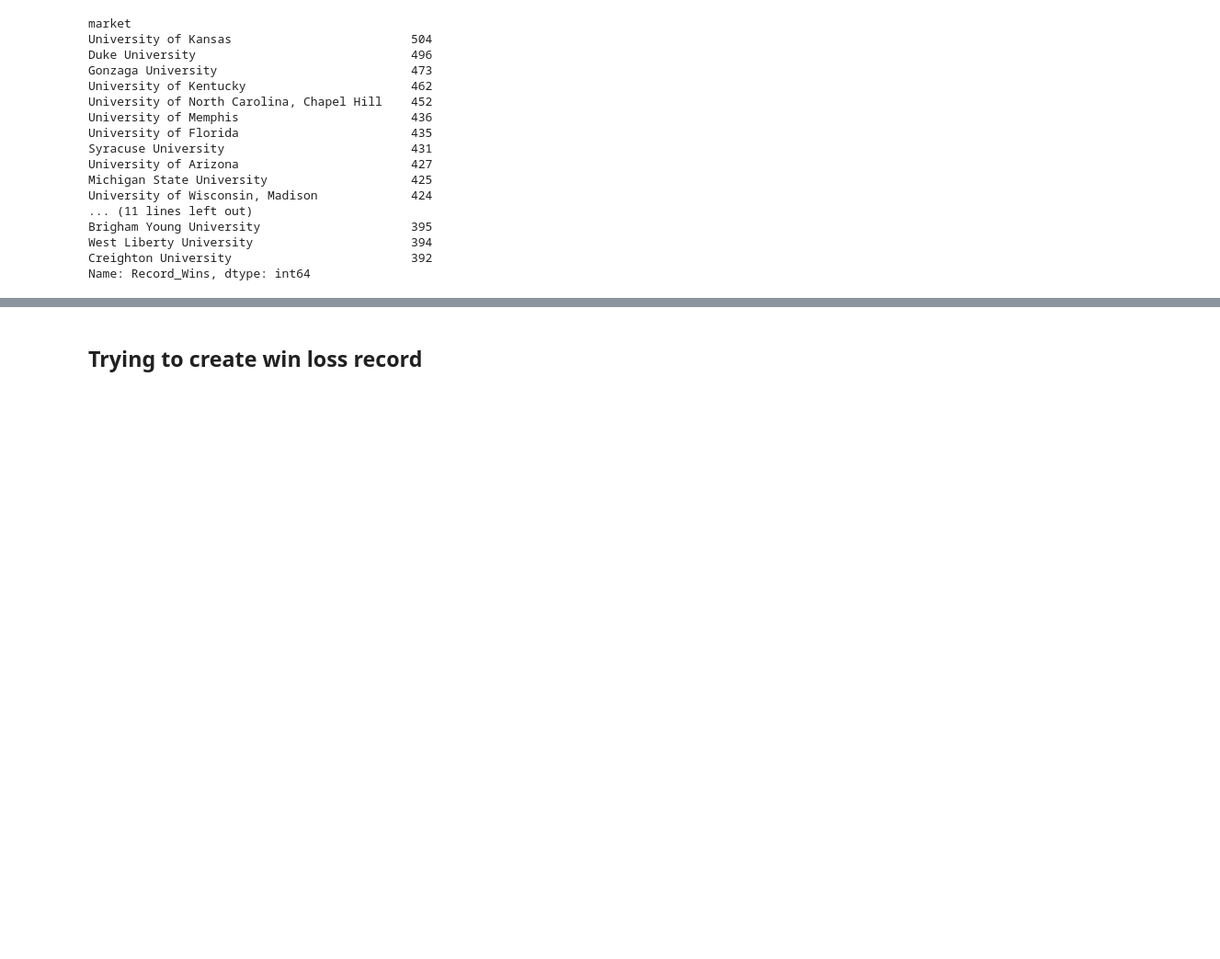
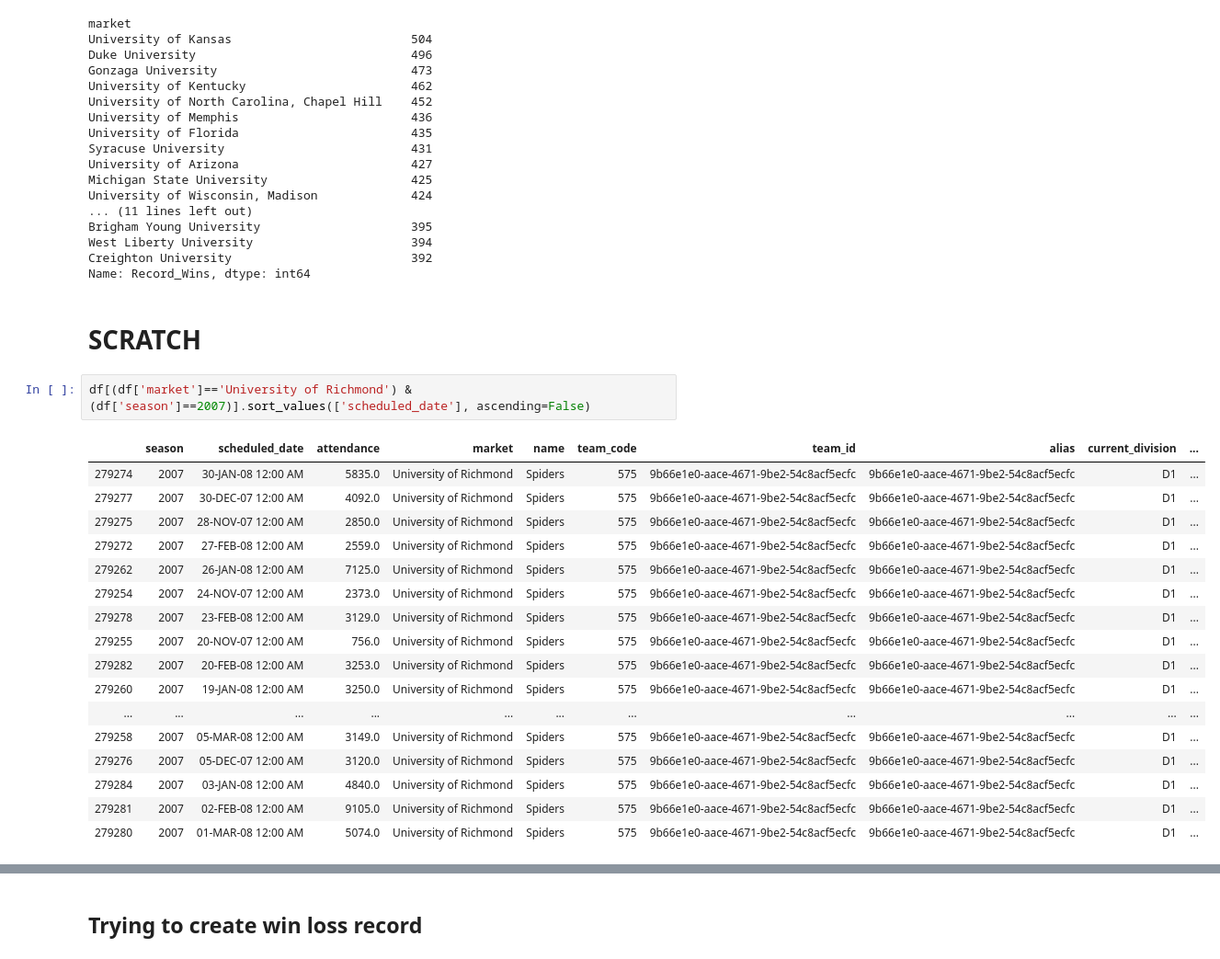
Before and after one commit to gabertooth/sportmodeling, a Jupyter notebook: College B-Ball .ipynb, the cells around one changed output, grey strips where cells are left out. Shown at 92% size. Cells and saved outputs as stored; diff of their text form; blank space fills up the shorter version.

```diff
--- a/College B-Ball .ipynb
+++ b/College B-Ball .ipynb
@@ -74,3 +74,25 @@ Brigham Young University                     395
 West Liberty University                      394
 Creighton University                         392
 Name: Record_Wins, dtype: int64
+# %% [markdown]
+# SCRATCH
+# %%
+df[(df['market']=='University of Richmond') & (df['season']==2007)].sort_values(['scheduled_date'], ascending=False)
+# %% [output]
+|  | season | scheduled_date | attendance | market | name | team_code | team_id | alias | current_division | ... |
+| 279274 | 2007 | 30-JAN-08 12:00 AM | 5835.0 | University of Richmond | Spiders | 575 | 9b66e1e0-aace-4671-9be2-54c8acf5ecfc | 9b66e1e0-aace-4671-9be2-54c8acf5ecfc | D1 | ... |
+| 279277 | 2007 | 30-DEC-07 12:00 AM | 4092.0 | University of Richmond | Spiders | 575 | 9b66e1e0-aace-4671-9be2-54c8acf5ecfc | 9b66e1e0-aace-4671-9be2-54c8acf5ecfc | D1 | ... |
+| 279275 | 2007 | 28-NOV-07 12:00 AM | 2850.0 | University of Richmond | Spiders | 575 | 9b66e1e0-aace-4671-9be2-54c8acf5ecfc | 9b66e1e0-aace-4671-9be2-54c8acf5ecfc | D1 | ... |
+| 279272 | 2007 | 27-FEB-08 12:00 AM | 2559.0 | University of Richmond | Spiders | 575 | 9b66e1e0-aace-4671-9be2-54c8acf5ecfc | 9b66e1e0-aace-4671-9be2-54c8acf5ecfc | D1 | ... |
+| 279262 | 2007 | 26-JAN-08 12:00 AM | 7125.0 | University of Richmond | Spiders | 575 | 9b66e1e0-aace-4671-9be2-54c8acf5ecfc | 9b66e1e0-aace-4671-9be2-54c8acf5ecfc | D1 | ... |
+| 279254 | 2007 | 24-NOV-07 12:00 AM | 2373.0 | University of Richmond | Spiders | 575 | 9b66e1e0-aace-4671-9be2-54c8acf5ecfc | 9b66e1e0-aace-4671-9be2-54c8acf5ecfc | D1 | ... |
+| 279278 | 2007 | 23-FEB-08 12:00 AM | 3129.0 | University of Richmond | Spiders | 575 | 9b66e1e0-aace-4671-9be2-54c8acf5ecfc | 9b66e1e0-aace-4671-9be2-54c8acf5ecfc | D1 | ... |
+| 279255 | 2007 | 20-NOV-07 12:00 AM | 756.0 | University of Richmond | Spiders | 575 | 9b66e1e0-aace-4671-9be2-54c8acf5ecfc | 9b66e1e0-aace-4671-9be2-54c8acf5ecfc | D1 | ... |
+| 279282 | 2007 | 20-FEB-08 12:00 AM | 3253.0 | University of Richmond | Spiders | 575 | 9b66e1e0-aace-4671-9be2-54c8acf5ecfc | 9b66e1e0-aace-4671-9be2-54c8acf5ecfc | D1 | ... |
+| 279260 | 2007 | 19-JAN-08 12:00 AM | 3250.0 | University of Richmond | Spiders | 575 | 9b66e1e0-aace-4671-9be2-54c8acf5ecfc | 9b66e1e0-aace-4671-9be2-54c8acf5ecfc | D1 | ... |
+| ... | ... | ... | ... | ... | ... | ... | ... | ... | ... | ... |
+| 279258 | 2007 | 05-MAR-08 12:00 AM | 3149.0 | University of Richmond | Spiders | 575 | 9b66e1e0-aace-4671-9be2-54c8acf5ecfc | 9b66e1e0-aace-4671-9be2-54c8acf5ecfc | D1 | ... |
+| 279276 | 2007 | 05-DEC-07 12:00 AM | 3120.0 | University of Richmond | Spiders | 575 | 9b66e1e0-aace-4671-9be2-54c8acf5ecfc | 9b66e1e0-aace-4671-9be2-54c8acf5ecfc | D1 | ... |
+| 279284 | 2007 | 03-JAN-08 12:00 AM | 4840.0 | University of Richmond | Spiders | 575 | 9b66e1e0-aace-4671-9be2-54c8acf5ecfc | 9b66e1e0-aace-4671-9be2-54c8acf5ecfc | D1 | ... |
+| 279281 | 2007 | 02-FEB-08 12:00 AM | 9105.0 | University of Richmond | Spiders | 575 | 9b66e1e0-aace-4671-9be2-54c8acf5ecfc | 9b66e1e0-aace-4671-9be2-54c8acf5ecfc | D1 | ... |
+| 279280 | 2007 | 01-MAR-08 12:00 AM | 5074.0 | University of Richmond | Spiders | 575 | 9b66e1e0-aace-4671-9be2-54c8acf5ecfc | 9b66e1e0-aace-4671-9be2-54c8acf5ecfc | D1 | ... |
```
Also changed, not shown: parts of 7 cells of this notebook.
